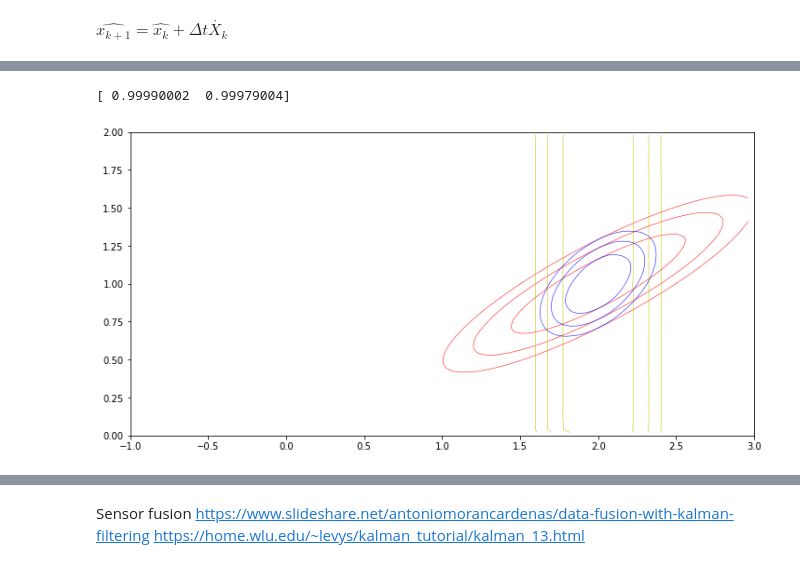
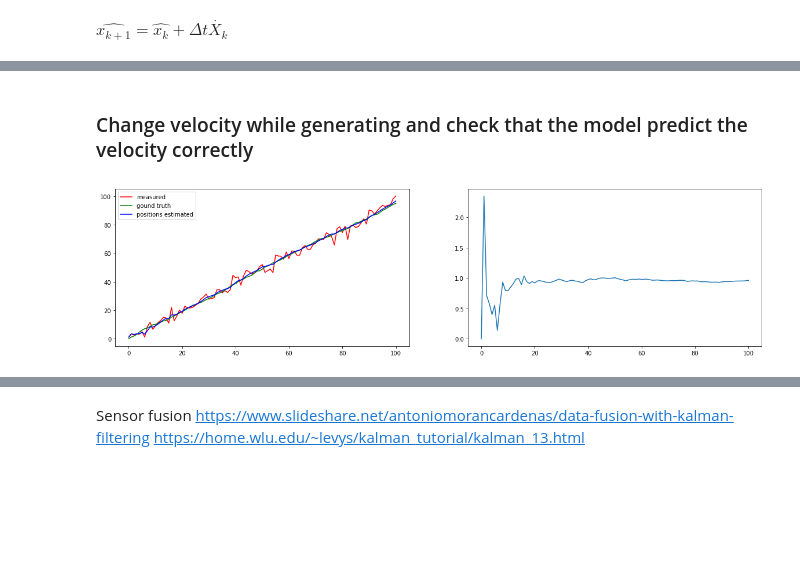
Before and after one commit to jganzabal/Kalman-as-Recursive-Bayesian-Estimation, a Jupyter notebook: 4_Two dimensional Kalman filter.ipynb, the cells around one changed output, grey strips where cells are left out. Cells and saved outputs as stored; diff of their text form; code cells hidden in the pictures; blank space fills up the shorter version.

```diff
--- a/4_Two dimensional Kalman filter.ipynb
+++ b/4_Two dimensional Kalman filter.ipynb
@@ -237,7 +199,0 @@ X_est_pp, P_est_pp  = plot_prediction(F, X_est_uu, P_est_uu, Q, y_offset = initi
-# %%
-Z = [2]
-mu_x_uuu, sigma_x_uuu = plot_update(H, R, Z, X_est_pp, P_est_pp, y_offset = initial_speed_guess, npts = 4000)
-print(mu_x_uu)
-# %% [output]
-[ 0.99990002  0.99979004]
-[figure, removed]
@@ -243,0 +202,42 @@ print(mu_x_uu)
+# %% [markdown]
+### Change velocity while generating and check that the model predict the velocity correctly
+# %%
+iterations = 100
+infinite = 100000
+
+X_0 = [[0],[0]]
+P_0 = [[infinite,0],[0,infinite]]
+F = [[1, 1],[0,1]]
+Q = [[0.1, 0],[0,0]]
+H = [1,0]
+R = 10
+k_filter = Kalman(X_0, P_0, H, R, F, Q)
+
+# We use the velocity defined to generate de sample
+velocity = 1
+measurements, ground_truths = k_filter.generate_model_sample([[0],[velocity]], iterations=iterations)
+
+updated_means, update_covariances, predicted_means, predicted_covariances= k_filter.filter()
+
+measured_positions = []
+ground_truth_positions = []
+positions_estimated = []
+velocities_estimated = []
+
+for i, measurement in enumerate(measurements):
+    measured_positions.append(measurement[0,0])
+    ground_truth_positions.append(ground_truths[i][0,0])
+    positions_estimated.append(updated_means[i][0,0])
+    velocities_estimated.append(updated_means[i][1,0])
+
+plt.figure(figsize=(20,5))
+plt.subplot(1,2,1)
+plt.plot(measured_positions, label = 'measured', color='r')
+plt.plot(ground_truth_positions, label = 'gound truth', color='g')
+plt.plot(positions_estimated, label = 'positions estimated', color='b')
+plt.legend()
+plt.subplot(1,2,2)
+plt.plot(velocities_estimated)
+plt.show()
+# %% [output]
+[figure, added]
```
Also changed, not shown: parts of 38 cells of this notebook, 3 other files.
